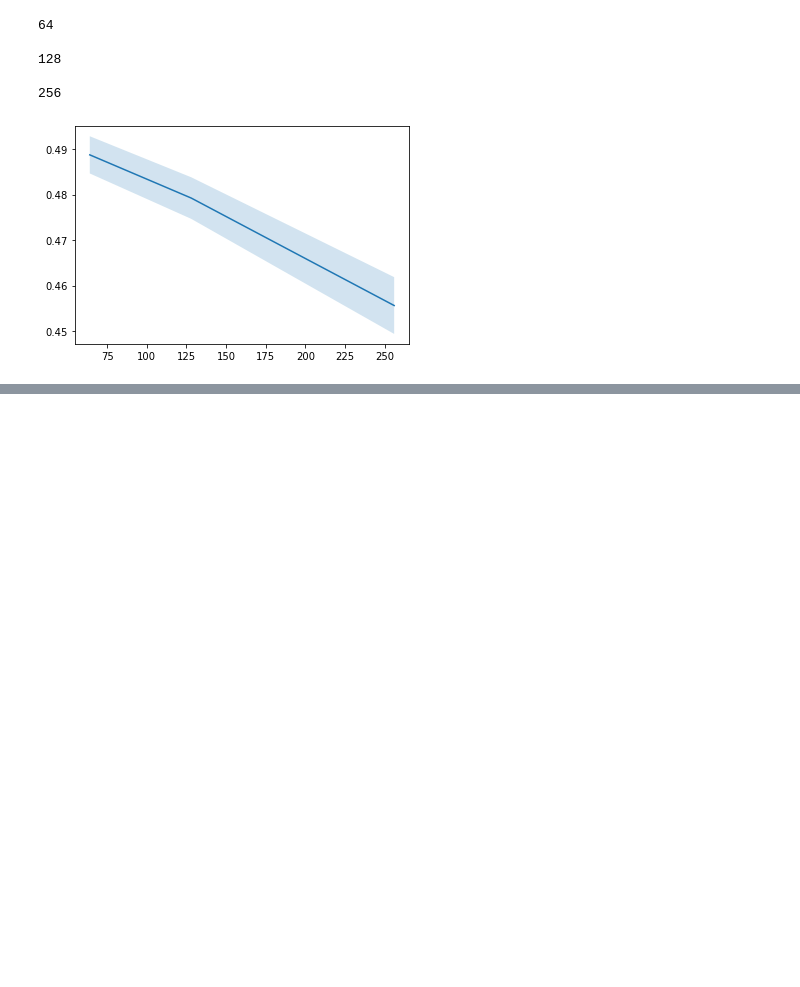
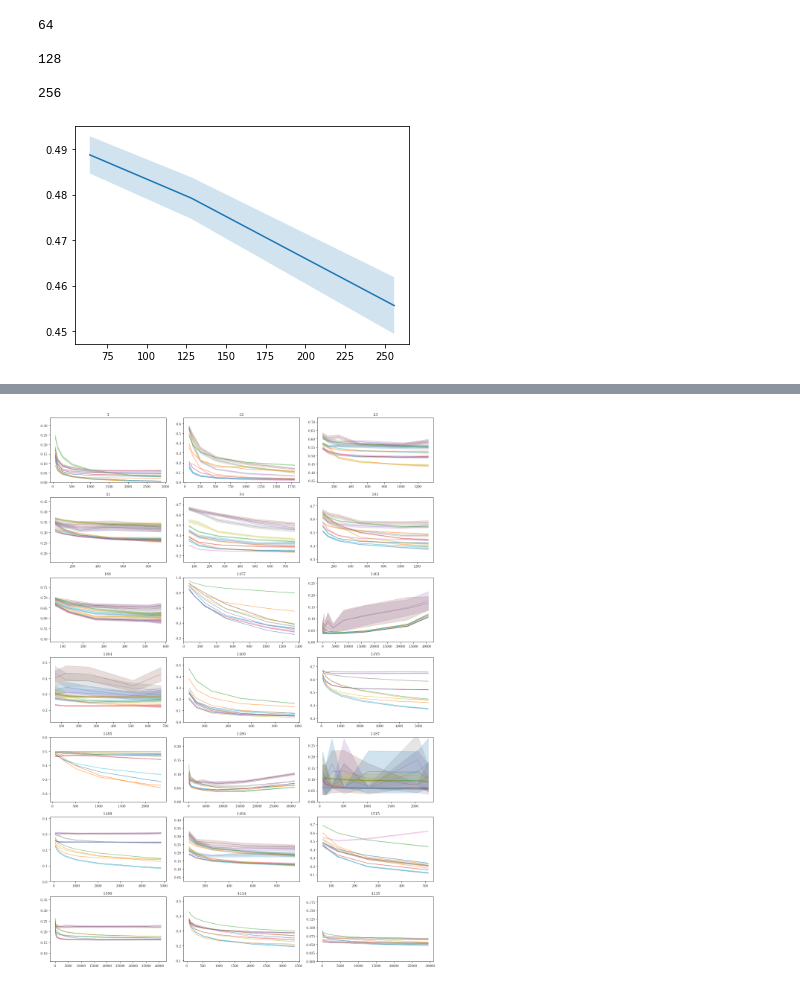
Before and after one commit to fmohr/lccv, a Jupyter notebook: lccv/convexity-analysis.ipynb, the cells around one changed output, grey strips where cells are left out. Drawn from its saved outputs; the diff is of its cells as text; code cells hidden in the pictures; blank space fills up the shorter version.

```diff
--- a/lccv/convexity-analysis.ipynb
+++ b/lccv/convexity-analysis.ipynb
@@ -34,0 +163,91 @@ model.plot_model()
+# %%
+def plot_learning_curves(dfCache, cols=1, max_rows=10**66):
+
+    algorithms = list(pd.unique(dfCache["learner"]))
+
+    total_analyzed = 0
+    total_convex = 0
+
+    height_per_plot = 3
+    datasets = pd.unique(dfCache["openmlid"])
+    rows = int(np.ceil(len(datasets) / cols))
+
+    num_figs = int(np.ceil(rows / max_rows))
+    print("Creating " + str(num_figs) + " figures.")
+
+    fig_cnt = 1
+
+    fig, ax_array = plt.subplots(min(rows, max_rows), cols, figsize=(15, min(rows, max_rows) * height_per_plot))
+    row = 0
+    col = 0
+    for openmlid, dfDataset in dfCache.groupby("openmlid"):
+        #fig, ax = plt.subplots(figsize=(15, 8))
+        ax = ax_array[row][col] if len(ax_array.shape) > 1 else ax_array[row]
+        col += 1
+        if col >= cols:
+            col = 0
+            row += 1
+
+        max_val = 0
+        min_val = 1
+
+        #print(pd.unique(dfCache["openmlid"]))
+        for learner, dfLearner in dfDataset.groupby("learner"):
+
+            is_convex = True
+            sizes = [s for s in sorted(pd.unique(dfLearner["trainsize"])) if s >= 64]
+            values = []
+            conf = []
+            optimistic_slopes = []
+            for i, size in enumerate(sizes):
+
+                values_at_size = dfLearner[dfLearner["trainsize"] == size]["errorrate"].values
+                values.append(np.mean(values_at_size))
+                max_val = max(max_val, np.mean(values_at_size))
+                min_val = min(min_val, np.mean(values_at_size))
+                mu = np.mean(values_at_size)
+                sigma = np.std(values_at_size)
+                conf_at_size = scipy.stats.norm.interval(0.95, loc=mu, scale=sigma/np.sqrt(len(values_at_size)))
+                conf.append(conf_at_size)
+
+                if size >= 128:
+                    optimistic_slope = (conf[i][0] - conf[i-1][1]) / (size - sizes[i-1])
+                    optimistic_slopes.append(optimistic_slope)
+
+                    if len(optimistic_slopes) >= 2 and np.round(optimistic_slope, 4) < np.round(optimistic_slopes[-2], 4):
+                        print("Found non-convexity for " + str(learner) + " at size " + str(size) + " (compared to " + str(sizes[i - 1]) + "). " + str(optimistic_slopes[-2:]))
+                        is_convex = False
+
+            slope_orders = np.argsort(optimistic_slopes)
+            #is_convex = all(slope_orders == list(range(len(optimistic_slopes))))
+
+            if not is_convex:
+                print("Found non-convexity for " + str(learner) + " with slopes: " + str(optimistic_slopes))
+            else:
+                total_convex += 1
+            conf = np.array(conf)
+            color = "C" + str(algorithms.index(learner))
+            ax.plot(sizes, values, label=learner, color=color, linewidth=.5)
+            ax.fill_between(sizes, conf[:,0], conf[:,1], alpha=0.2, color=color)
+
+
+            total_analyzed += 1
+        #ax.legend()
+        ax.set_title(openmlid)
+        ax.set_ylim([max(0, min_val - 0.1), min(1, max_val + 0.1)])
+        fig.tight_layout()
+
+        if row >= max_rows:
+            plt.show()
+            fig.savefig("plots/learningcurves_" + str(fig_cnt) + ".pdf")
+            fig, ax_array = plt.subplots(min(rows, max_rows), cols, figsize=(15, min(rows, max_rows) * height_per_plot))
+            row = 0
+            col = 0
+            fig_cnt += 1
+
+    fig.savefig("plots/learningcurves_" + str(fig_cnt) + ".pdf")
+
+    return total_convex/total_analyzed, total_convex, total_analyzed
+
+plot_learning_curves(dfResults, cols = 3, max_rows = 7)
+# %% [output]
@@ -34,0 +271 @@ model.plot_model()
+[figure, added]
```
Also changed, not shown: parts of 7 cells of this notebook, 12 other files.
